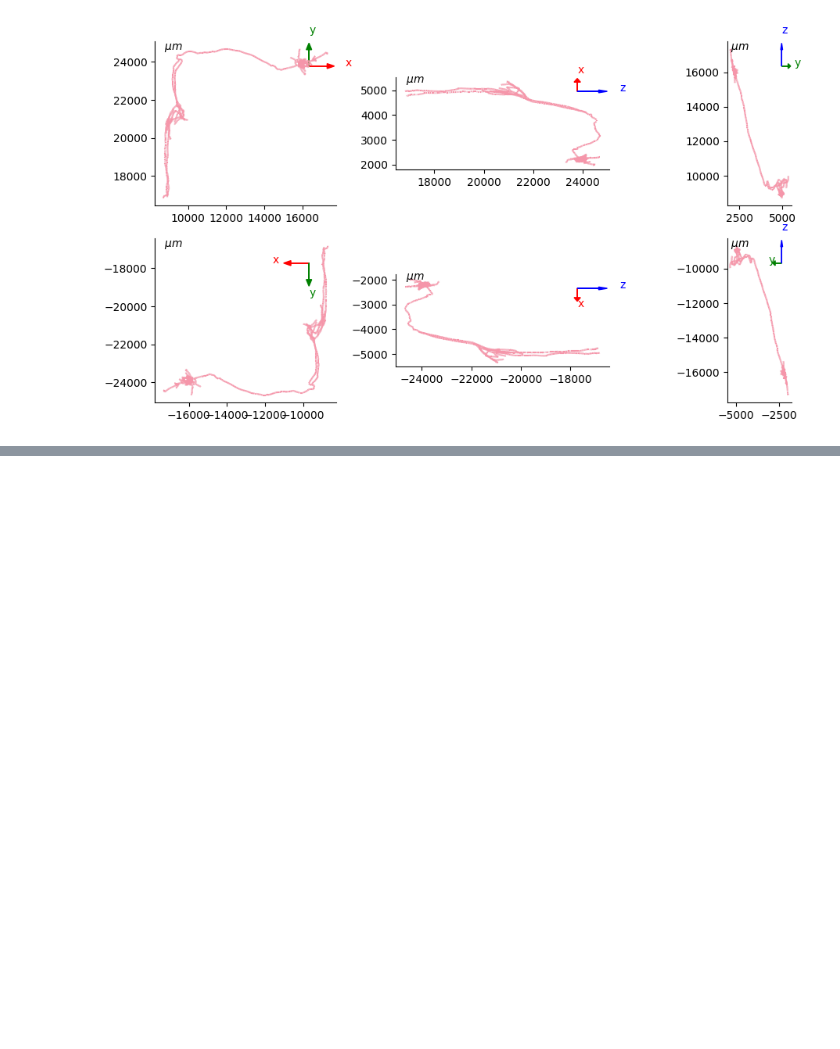
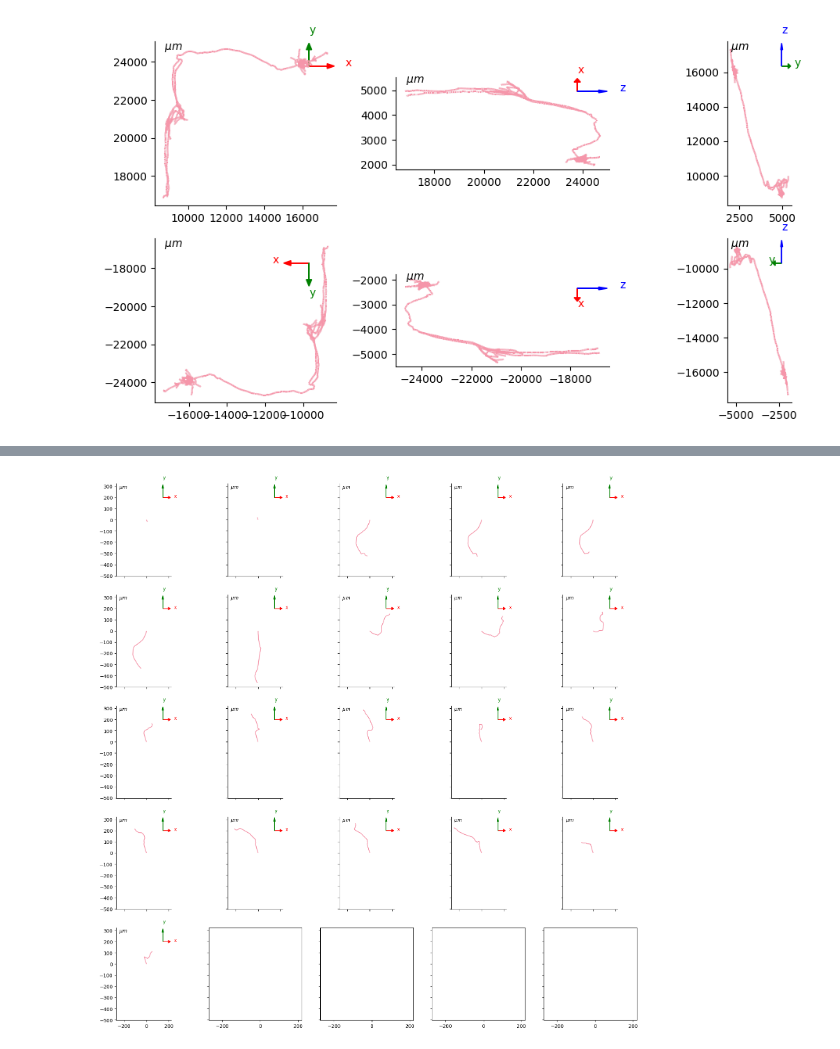
Before and after one commit to yzx9/swcgeom, a Jupyter notebook: examples/Tree.ipynb, the cells around one changed output, grey strips where cells are left out. Saved outputs shown, nothing was run; the diff lists cells and outputs as text; code cells hidden in the pictures; blank space fills up the shorter version.

Commit message:
feat(core): add paths

```diff
--- a/examples/Tree.ipynb
+++ b/examples/Tree.ipynb
@@ -94,0 +95,9 @@ for i in range(10):
+# %%
+paths = tree1.get_paths()
+fig, axes = plt.subplots(math.ceil(len(paths) / 5), 5, sharex=True, sharey=True)
+fig.set_size_inches(20, 20)
+axes = axes.flatten()
+for i in range(len(paths)):
+    draw(paths[i], ax=axes[i])
+# %% [output]
+[figure, added]
```
Also changed, not shown: parts of 4 cells of this notebook, 2 other files.
